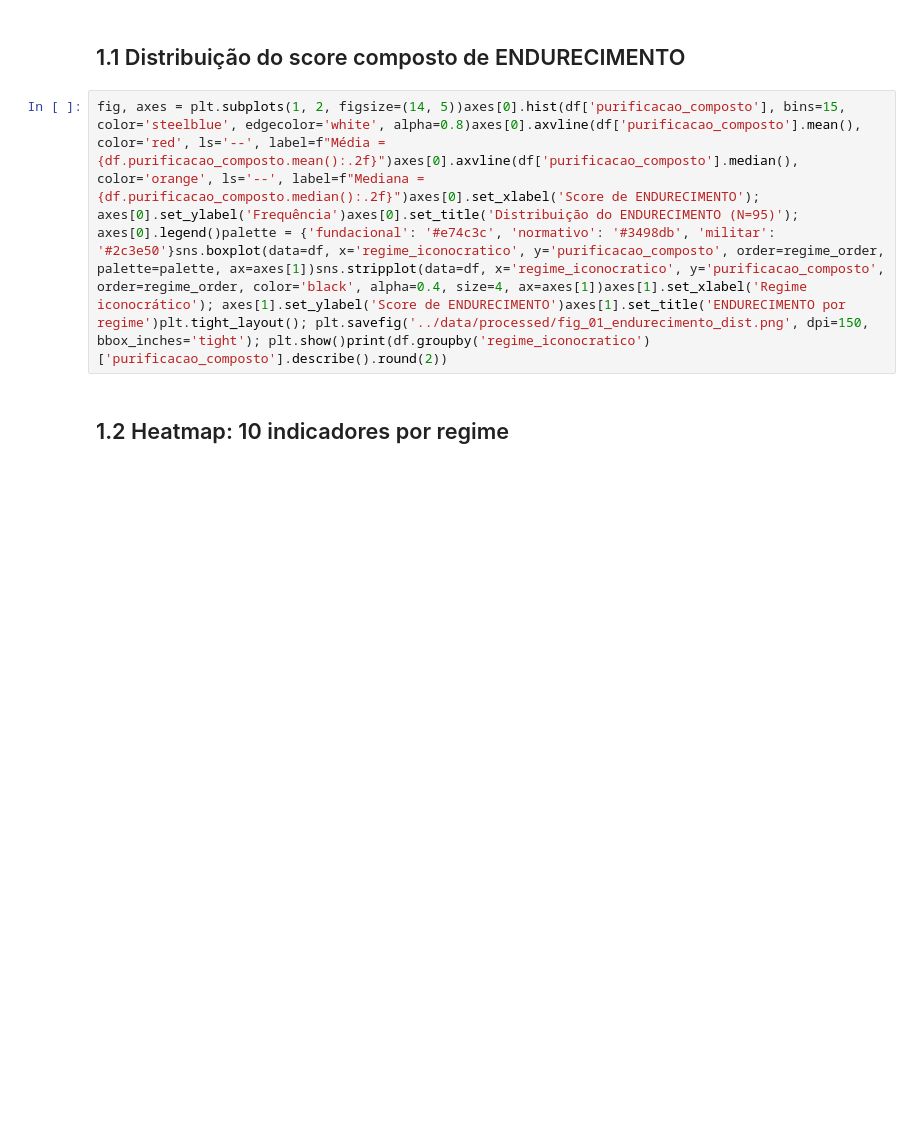
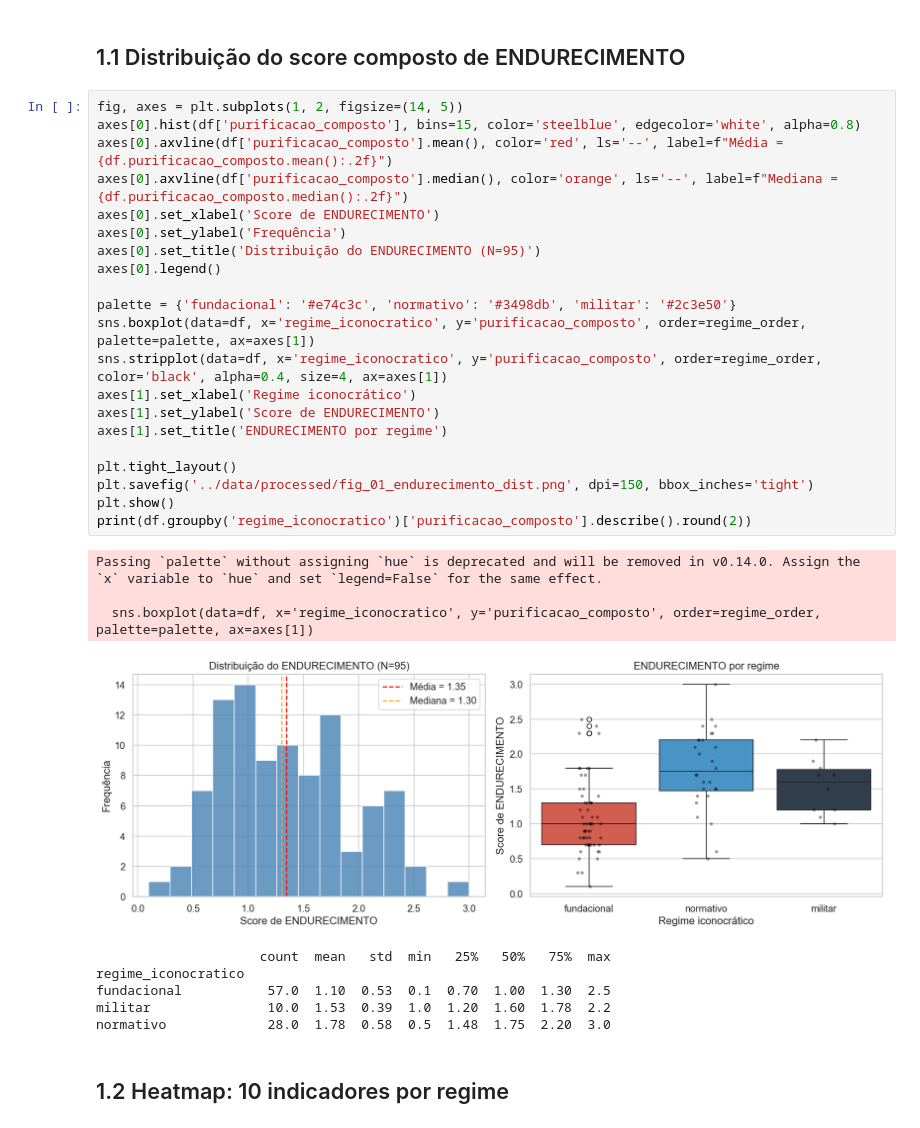
Before and after one commit to anavvanzin/iconocracy-corpus, a Jupyter notebook: notebooks/01_exploratory.ipynb, the cells around one changed output. Saved outputs shown, nothing was run; the diff lists cells and outputs as text; blank space fills up the shorter version.

```diff
--- a/notebooks/01_exploratory.ipynb
+++ b/notebooks/01_exploratory.ipynb
@@ -5,7 +43,36 @@ import pandas as pdimport matplotlib.pyplot as pltimport seaborn as snsimport nu
 # %% [markdown]
 ## 1.1 Distribuição do score composto de ENDURECIMENTO
 # %%
-fig, axes = plt.subplots(1, 2, figsize=(14, 5))axes[0].hist(df['purificacao_composto'], bins=15, color='steelblue', edgecolor='white', alpha=0.8)axes[0].axvline(df['purificacao_composto'].mean(), color='red', ls='--', label=f"Média = {df.purificacao_composto.mean():.2f}")axes[0].axvline(df['purificacao_composto'].median(), color='orange', ls='--', label=f"Mediana = {df.purificacao_composto.median():.2f}")axes[0].set_xlabel('Score de ENDURECIMENTO'); axes[0].set_ylabel('Frequência')axes[0].set_title('Distribuição do ENDURECIMENTO (N=95)'); axes[0].legend()palette = {'fundacional': '#e74c3c', 'normativo': '#3498db', 'militar': '#2c3e50'}sns.boxplot(data=df, x='regime_iconocratico', y='purificacao_composto', order=regime_order, palette=palette, ax=axes[1])sns.stripplot(data=df, x='regime_iconocratico', y='purificacao_composto', order=regime_order, color='black', alpha=0.4, size=4, ax=axes[1])axes[1].set_xlabel('Regime iconocrático'); axes[1].set_ylabel('Score de ENDURECIMENTO')axes[1].set_title('ENDURECIMENTO por regime')plt.tight_layout(); plt.savefig('../data/processed/fig_01_endurecimento_dist.png', dpi=150, bbox_inches='tight'); plt.show()print(df.groupby('regime_iconocratico')['purificacao_composto'].describe().round(2))
+fig, axes = plt.subplots(1, 2, figsize=(14, 5))
+axes[0].hist(df['purificacao_composto'], bins=15, color='steelblue', edgecolor='white', alpha=0.8)
+axes[0].axvline(df['purificacao_composto'].mean(), color='red', ls='--', label=f"Média = {df.purificacao_composto.mean():.2f}")
+axes[0].axvline(df['purificacao_composto'].median(), color='orange', ls='--', label=f"Mediana = {df.purificacao_composto.median():.2f}")
+axes[0].set_xlabel('Score de ENDURECIMENTO')
+axes[0].set_ylabel('Frequência')
+axes[0].set_title('Distribuição do ENDURECIMENTO (N=95)')
+axes[0].legend()
+
+palette = {'fundacional': '#e74c3c', 'normativo': '#3498db', 'militar': '#2c3e50'}
+sns.boxplot(data=df, x='regime_iconocratico', y='purificacao_composto', order=regime_order, palette=palette, ax=axes[1])
+sns.stripplot(data=df, x='regime_iconocratico', y='purificacao_composto', order=regime_order, color='black', alpha=0.4, size=4, ax=axes[1])
+axes[1].set_xlabel('Regime iconocrático')
+axes[1].set_ylabel('Score de ENDURECIMENTO')
+axes[1].set_title('ENDURECIMENTO por regime')
+
+plt.tight_layout()
+plt.savefig('../data/processed/fig_01_endurecimento_dist.png', dpi=150, bbox_inches='tight')
+plt.show()
+print(df.groupby('regime_iconocratico')['purificacao_composto'].describe().round(2))
+# %% [output]
+Passing `palette` without assigning `hue` is deprecated and will be removed in v0.14.0. Assign the `x` variable to `hue` and set `legend=False` for the same effect.
+
+  sns.boxplot(data=df, x='regime_iconocratico', y='purificacao_composto', order=regime_order, palette=palette, ax=axes[1])
+[figure, added]
+                     count  mean   std  min   25%   50%   75%  max
+regime_iconocratico
+fundacional           57.0  1.10  0.53  0.1  0.70  1.00  1.30  2.5
+militar               10.0  1.53  0.39  1.0  1.20  1.60  1.78  2.2
+normativo             28.0  1.78  0.58  0.5  1.48  1.75  2.20  3.0
 # %% [markdown]
 ## 1.2 Heatmap: 10 indicadores por regime
 # %%
```
Also changed, not shown: parts of 5 cells of this notebook, 13 other files.
